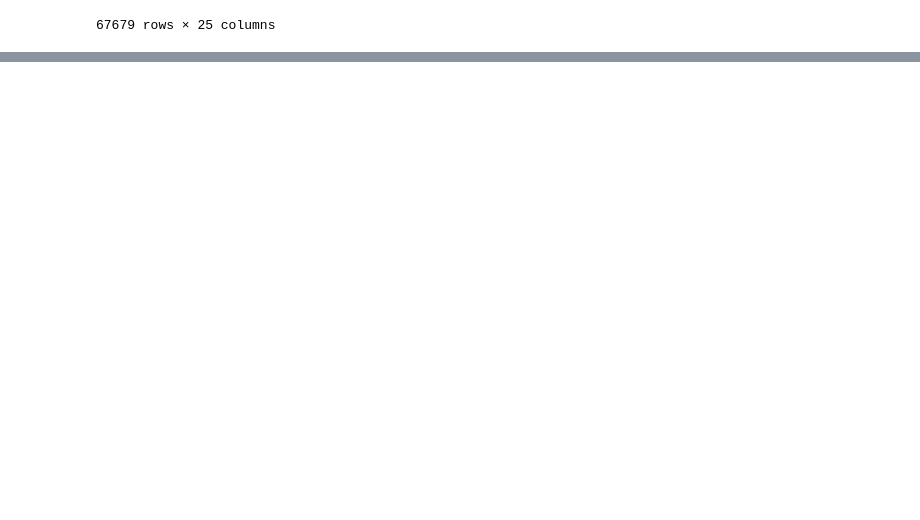
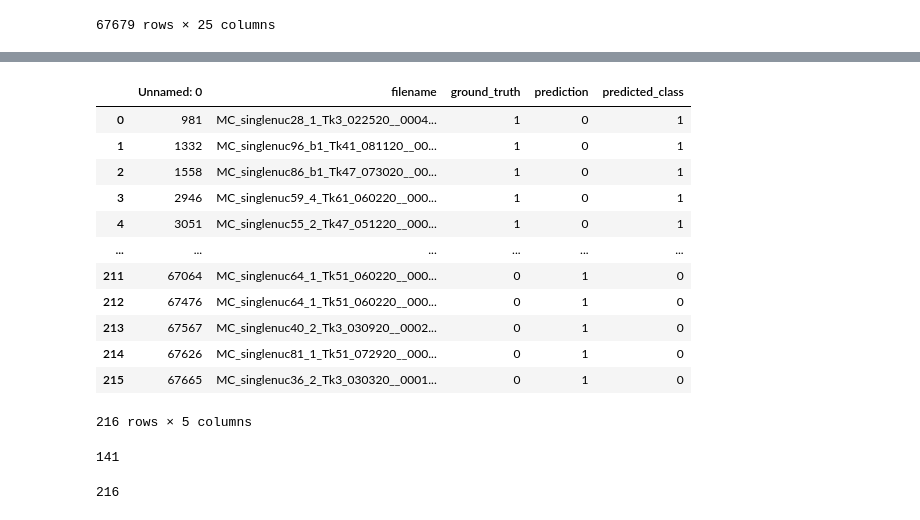
Before and after one commit to Human-Augment-Analytics/Bio-Boost, a Jupyter notebook: scripts/modeling/resplit_data.ipynb, the cells around one changed output, grey strips where cells are left out. Saved outputs shown, nothing was run; the diff lists cells and outputs as text; code cells hidden in the pictures; blank space fills up the shorter version.

```diff
--- a/scripts/modeling/resplit_data.ipynb
+++ b/scripts/modeling/resplit_data.ipynb
@@ -1048,0 +1072,17 @@ new_test.to_csv(f'{ROOT_PATH}testing_allfeats_small.csv', index=False)
+# %%
+tnet = pd.read_csv('/home/hice1/cclark339/scratch/Data/single_nuc_1/yolo_wrong_tnet_correct.csv')
+tnet
+# %% [output]
+|  | Unnamed: 0 | filename | ground_truth | prediction | predicted_class |
+| 0 | 981 | MC_singlenuc28_1_Tk3_022520__0004... | 1 | 0 | 1 |
+| 1 | 1332 | MC_singlenuc96_b1_Tk41_081120__00... | 1 | 0 | 1 |
+| 2 | 1558 | MC_singlenuc86_b1_Tk47_073020__00... | 1 | 0 | 1 |
+| 3 | 2946 | MC_singlenuc59_4_Tk61_060220__000... | 1 | 0 | 1 |
+| 4 | 3051 | MC_singlenuc55_2_Tk47_051220__000... | 1 | 0 | 1 |
+| ... | ... | ... | ... | ... | ... |
+| 211 | 67064 | MC_singlenuc64_1_Tk51_060220__000... | 0 | 1 | 0 |
+| 212 | 67476 | MC_singlenuc64_1_Tk51_060220__000... | 0 | 1 | 0 |
+| 213 | 67567 | MC_singlenuc40_2_Tk3_030920__0002... | 0 | 1 | 0 |
+| 214 | 67626 | MC_singlenuc81_1_Tk51_072920__000... | 0 | 1 | 0 |
+| 215 | 67665 | MC_singlenuc36_2_Tk3_030320__0001... | 0 | 1 | 0 |
+216 rows × 5 columns
@@ -1048,0 +1092,5 @@ new_test.to_csv(f'{ROOT_PATH}testing_allfeats_small.csv', index=False)
+# %%
+yolo_test_imgs = yolo_male_test_imgs + yolo_female_test_imgs
+len(yolo_test_imgs)
+# %% [output]
+141
@@ -1048,0 +1100,5 @@ new_test.to_csv(f'{ROOT_PATH}testing_allfeats_small.csv', index=False)
+# %%
+tnet_test_imgs = tnet_male_test_imgs + tnet_female_test_imgs
+len(tnet_test_imgs)
+# %% [output]
+216
```
Also changed, not shown: parts of 57 cells of this notebook, 1 other file.
